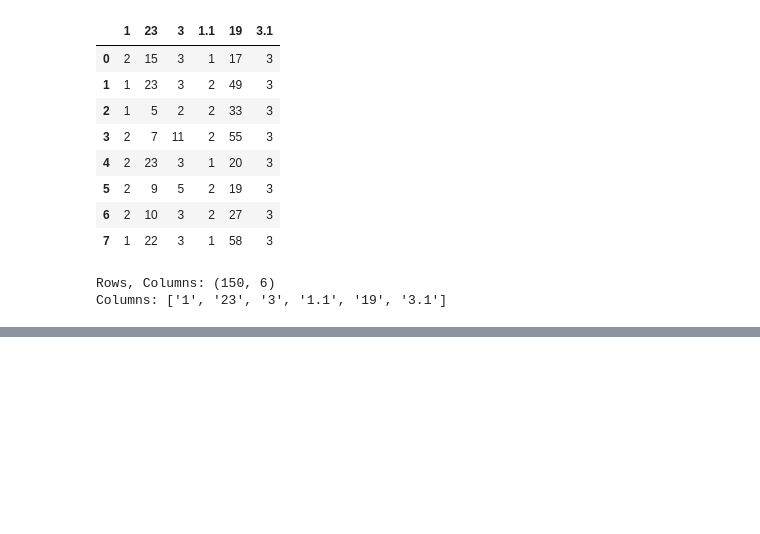
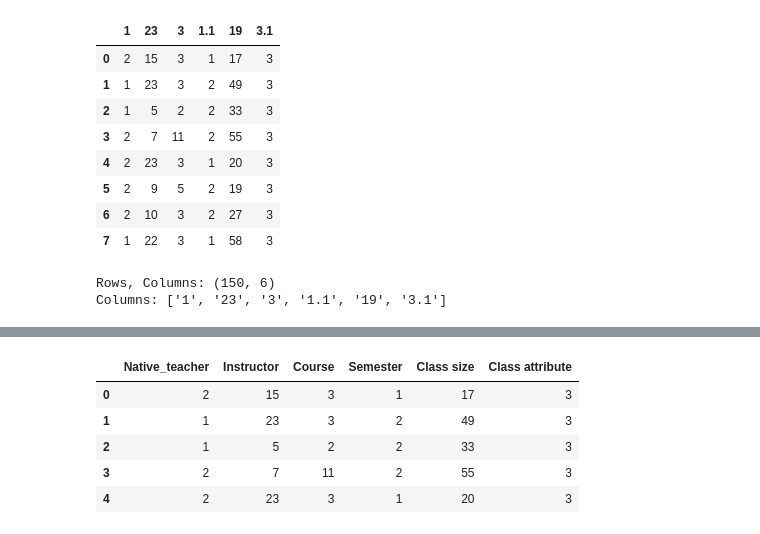
Before and after one commit to Chiyam-Chandar/Teaching-Assistant-Performance-Prediction, a Jupyter notebook: Teaching_Assistant_Performance_Prediction_project.ipynb, the cells around one changed output, grey strips where cells are left out. Saved outputs shown, nothing was run; the diff lists cells and outputs as text; code cells hidden in the pictures; blank space fills up the shorter version.

```diff
--- a/Teaching_Assistant_Performance_Prediction_project.ipynb
+++ b/Teaching_Assistant_Performance_Prediction_project.ipynb
@@ -123,0 +115,21 @@ Saved data_summary.txt
+# %%
+#This code renames dataset columns with meaningful labels
+#and displays the first five records to verify the updated structure.
+
+df.columns = [
+    "Native_teacher",    # column 0
+    "Instructor",        # column 1
+    "Course",            # column 2
+    "Semester",          # column 3
+    "Class size",        # column 4
+    "Class attribute"    # column 5
+]
+
+df.head()
+# %% [output]
+|  | Native_teacher | Instructor | Course | Semester | Class size | Class attribute |
+| 0 | 2 | 15 | 3 | 1 | 17 | 3 |
+| 1 | 1 | 23 | 3 | 2 | 49 | 3 |
+| 2 | 1 | 5 | 2 | 2 | 33 | 3 |
+| 3 | 2 | 7 | 11 | 2 | 55 | 3 |
+| 4 | 2 | 23 | 3 | 1 | 20 | 3 |
```
Also changed, not shown: parts of 18 cells of this notebook.
